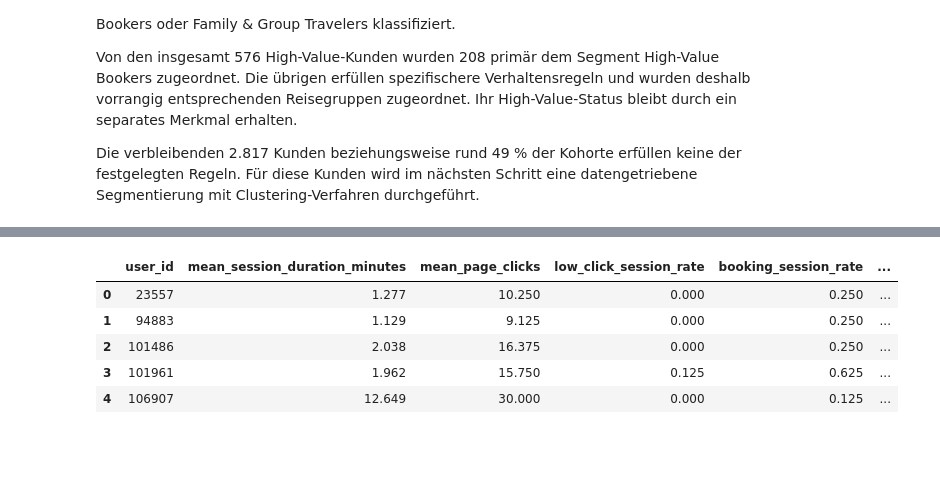
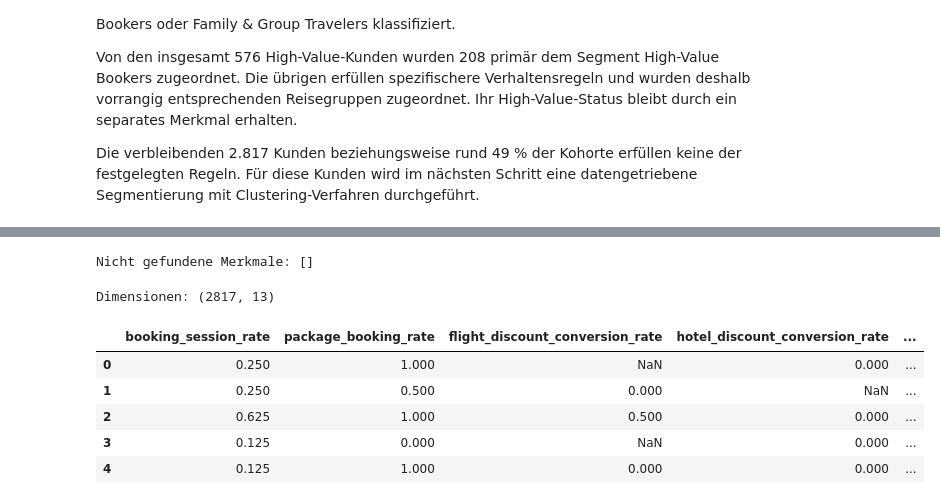
Before and after one commit to norawinkler/traveltide-customer-segmentation, a Jupyter notebook: notebooks/03_customer_segmentation.ipynb, the cells around one changed output, grey strips where cells are left out. Drawn from its saved outputs; the diff is of its cells as text; code cells hidden in the pictures; blank space fills up the shorter version.

```diff
--- a/notebooks/03_customer_segmentation.ipynb
+++ b/notebooks/03_customer_segmentation.ipynb
@@ -729,3 +689,20 @@ Mögliche Verhaltensmerkmale:
+# %%
+# Flug- und Hotelorientierung neu berechnen.
+
+total_travel_bookings_unassigned = (
+    unassigned_customers["flight_booking_count"]
+    + unassigned_customers["hotel_booking_count"]
+)
+
+unassigned_customers["travel_product_balance"] = np.where(
+    total_travel_bookings_unassigned > 0,
+    (
+        unassigned_customers["flight_booking_count"]
+        - unassigned_customers["hotel_booking_count"]
+    )
+    / total_travel_bookings_unassigned,
+    0
+)
 # %%
 # Vorauswahl potenzieller Clustering-Merkmale
 
@@ -780,18 +742,44 @@ Nicht gefundene Merkmale: []
+# %%
+# Verfügbarkeit der Spalten prüfen
+
+missing_candidate_columns = [
+    column
+    for column in clustering_feature_candidates
+    if column not in unassigned_customers.columns
+]
+
+print(
+    "Nicht gefundene Merkmale:",
+    missing_candidate_columns
+)
+# %% [output]
+Nicht gefundene Merkmale: []
 # %%
 # Arbeitstabelle für die weitere Merkmalsprüfung erstellen
 
-clustering_candidates = (
-    customer_features[
-        ["user_id"] + clustering_feature_candidates
+cluster_user_ids = (
+    unassigned_customers["user_id"]
+    .copy()
+)
+
+x_candidates = (
+    unassigned_customers[
+        clustering_feature_candidates
     ]
     .copy()
 )
 
-display(clustering_candidates.head())
+print(
+    "Dimensionen:",
+    x_candidates.shape
+)
+
+display(x_candidates.head())
 # %% [output]
+Dimensionen: (2817, 13)
-|  | user_id | mean_session_duration_minutes | mean_page_clicks | low_click_session_rate | booking_session_rate | ... |
-| 0 | 23557 | 1.277 | 10.250 | 0.000 | 0.250 | ... |
-| 1 | 94883 | 1.129 | 9.125 | 0.000 | 0.250 | ... |
-| 2 | 101486 | 2.038 | 16.375 | 0.000 | 0.250 | ... |
-| 3 | 101961 | 1.962 | 15.750 | 0.125 | 0.625 | ... |
-| 4 | 106907 | 12.649 | 30.000 | 0.000 | 0.125 | ... |
+|  | booking_session_rate | package_booking_rate | flight_discount_conversion_rate | hotel_discount_conversion_rate | ... |
+| 0 | 0.250 | 1.000 | NaN | 0.000 | ... |
+| 1 | 0.250 | 0.500 | 0.000 | NaN | ... |
+| 2 | 0.625 | 1.000 | 0.500 | 0.000 | ... |
+| 3 | 0.125 | 0.000 | NaN | 0.000 | ... |
+| 4 | 0.125 | 1.000 | 0.000 | 0.000 | ... |
```
Also changed, not shown: parts of 68 cells of this notebook.
